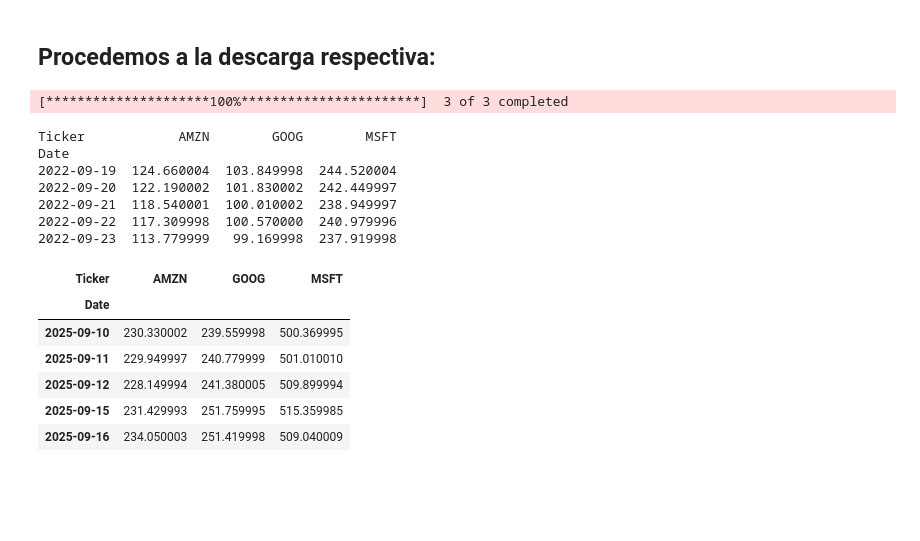
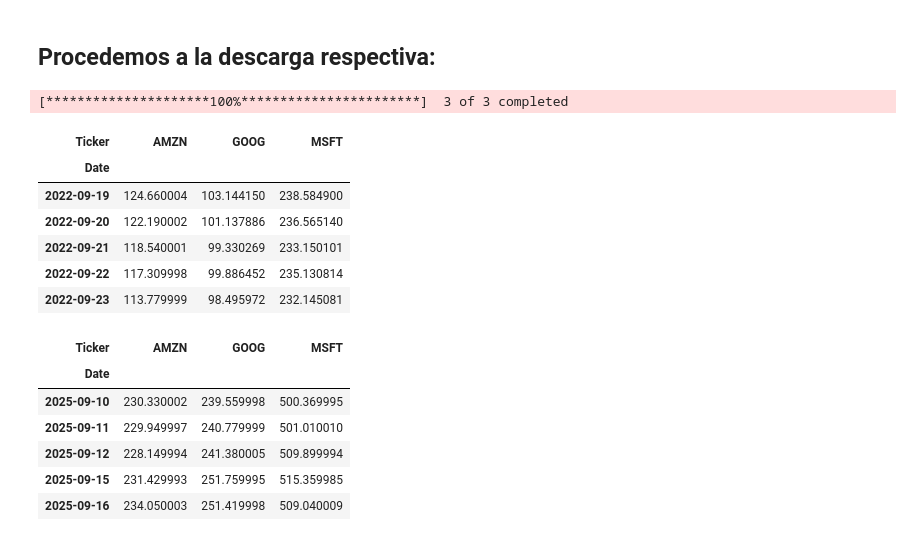
Before and after one commit to AlejoCanas/Lenguajes-de-Programaci-n, a Jupyter notebook: Taller_Portafolio_Estudiantes (1).ipynb, the cells around one changed output. Cells and saved outputs as stored; diff of their text form; code cells hidden in the pictures; blank space fills up the shorter version.

```diff
--- a/Taller_Portafolio_Estudiantes (1).ipynb
+++ b/Taller_Portafolio_Estudiantes (1).ipynb
@@ -33,18 +33,18 @@ Usa `yfinance` para descargar los precios de **Google (GOOG)**, **Amazon (AMZN)*
 # %%
 # COMPLETAR: descarga los precios de las acciones usando yf.download
 
 acciones = ["GOOG", "AMZN", "MSFT"]
-datos = yf.download(tickers=acciones, period="3y", auto_adjust=False)["Close"]
-print(datos.head())
+datos = yf.download(tickers=acciones, period="3y")["Close"]
+datos.head()
 # %% [output]
 [*********************100%***********************]  3 of 3 completed
-Ticker            AMZN        GOOG        MSFT
-Date
-2022-09-19  124.660004  103.849998  244.520004
-2022-09-20  122.190002  101.830002  242.449997
-2022-09-21  118.540001  100.010002  238.949997
-2022-09-22  117.309998  100.570000  240.979996
-2022-09-23  113.779999   99.169998  237.919998
+| Ticker | AMZN | GOOG | MSFT |
+| Date |  |  |  |
+| 2022-09-19 | 124.660004 | 103.144150 | 238.584900 |
+| 2022-09-20 | 122.190002 | 101.137886 | 236.565140 |
+| 2022-09-21 | 118.540001 | 99.330269 | 233.150101 |
+| 2022-09-22 | 117.309998 | 99.886452 | 235.130814 |
+| 2022-09-23 | 113.779999 | 98.495972 | 232.145081 |
 # %%
 datos.tail() # Veo los últimos 5 datos
 # %% [output]
```
Also changed, not shown: parts of 14 cells of this notebook.
